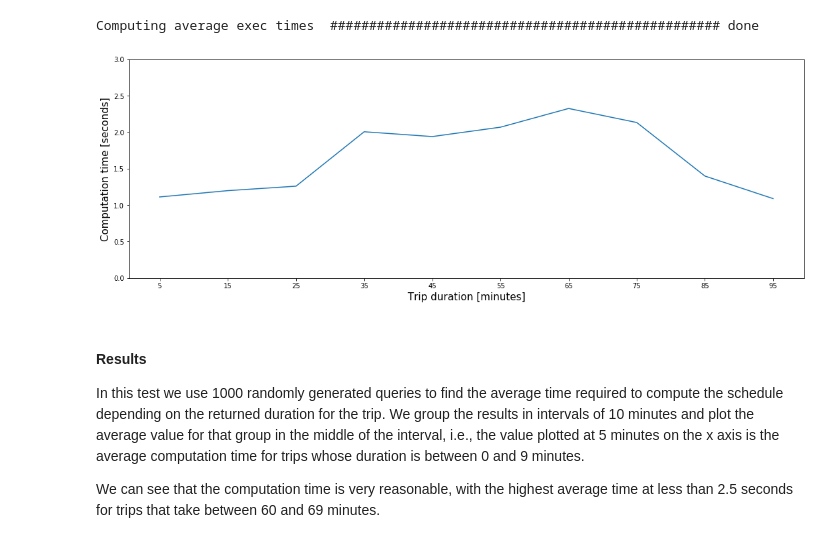
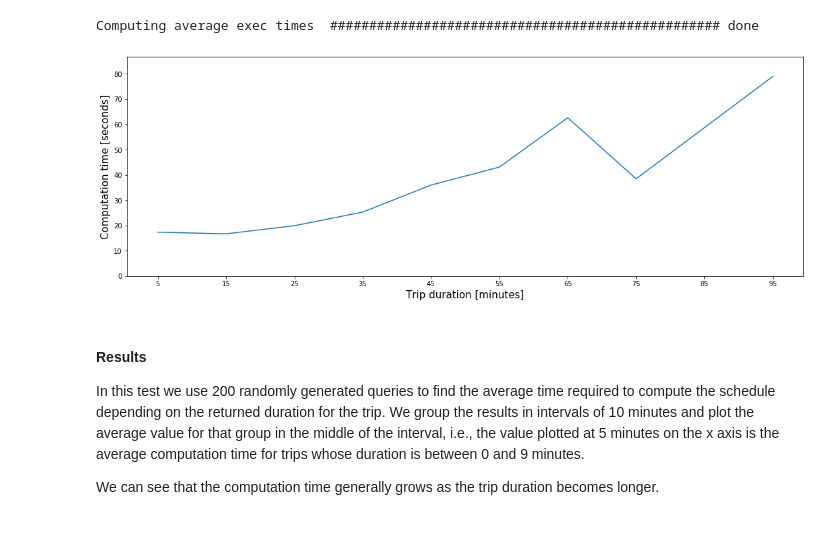
Before and after one commit to lbasseto/robust-journey-planning, a Jupyter notebook: Project-schmutz.ipynb, the cells around one changed output. Cells and saved outputs as stored; diff of their text form; code cells hidden in the pictures.

```diff
--- a/Project-schmutz.ipynb
+++ b/Project-schmutz.ipynb
@@ -175,7 +175,7 @@ timeLate = (functions.unix_timestamp('AN_PROGNOSE', format=dateFormat)
 def clamp(late):
     return 0 if late < 0 else late
 
-arrivals    = df.filter((df.DURCHFAHRT_TF=='false') &
+train_arrivals = df.filter((df.DURCHFAHRT_TF=='false') &
                         (df.FAELLT_AUS_TF=='false') &
                         (df.ZUSATZFAHRT_TF=='false') &
                         (df.AN_PROGNOSE_STATUS=='GESCHAETZT') &
@@ -204,6 +204,24 @@ departures  = df.filter((df.DURCHFAHRT_TF=='false') &
                         'HALTESTELLEN_NAME',
                         'ABFAHRTSZEIT') \
                 .withColumn('ABFAHRTSZEIT', functions.to_timestamp(df.ABFAHRTSZEIT, dateFormat)) \
+
+# no recorded arrival times for transports other than trains, generate manually
+other_arrivals = df.filter((df.DURCHFAHRT_TF=='false') &
+                        (df.FAELLT_AUS_TF=='false') &
+                        (df.ZUSATZFAHRT_TF=='false') &
+                        (df.PRODUKT_ID!='Zug') &
+                        (df.ANKUNFTSZEIT.isNotNull()) &
+                        (df.HALTESTELLEN_NAME.isin(valid_stations))) \
+                .select('BETRIEBSTAG',
+                        'FAHRT_BEZEICHNER',
+                        'PRODUKT_ID',
+                        'LINIEN_TEXT',
+                        'HALTESTELLEN_NAME',
+                        'ANKUNFTSZEIT') \
+                .withColumn('ANKUNFTSZEIT', functions.to_timestamp(df.ANKUNFTSZEIT, dateFormat)) \
+                .withColumn('late', functions.lit(0)) \
+
+arrivals = train_arrivals.union(other_arrivals)
 # %%
 arrivals.createOrReplaceTempView('arrivals')
 departures.createOrReplaceTempView('departures')
@@ -1487,7 +1514,7 @@ def benchmark_average_exec_time():
     """
 
     min_prob_success = 0.95
-    nb_validation_queries = 1000
+    nb_validation_queries = 200
 
     durations = []
     exec_times = []
@@ -1837,15 +1864,15 @@ Computing average exec times  ##################################################
 # %%
 plt.figure(figsize=(18,6))
 plt.xlabel('Trip duration [minutes]', fontsize=15)
 plt.ylabel('Computation time [seconds]', fontsize=15)
 plt.plot(bins, values)
 plt.xticks(ticks=[x for x in range(bins[0], bins[-1] + 10, 10)]);
-plt.ylim(bottom=0, top=3);
+plt.ylim(bottom=0, top=1.1*max(values));
 # %% [output]
-[figure, old version]
+[figure, new version]
 # %% [markdown]
 #### Results
 
-In this test we use 1000 randomly generated queries to find the average time required to compute the schedule depending on the returned duration for the trip. We group the results in intervals of 10 minutes and plot the average value for that group in the middle of the interval, i.e., the value plotted at 5 minutes on the x axis is the average computation time for trips whose duration is between 0 and 9 minutes.
+In this test we use 200 randomly generated queries to find the average time required to compute the schedule depending on the returned duration for the trip. We group the results in intervals of 10 minutes and plot the average value for that group in the middle of the interval, i.e., the value plotted at 5 minutes on the x axis is the average computation time for trips whose duration is between 0 and 9 minutes.
 
-We can see that the computation time is very reasonable, with the highest average time at less than 2.5 seconds for trips that take between 60 and 69 minutes.
+We can see that the computation time generally grows as the trip duration becomes longer.
```
Also changed, not shown: parts of 5 cells of this notebook.
